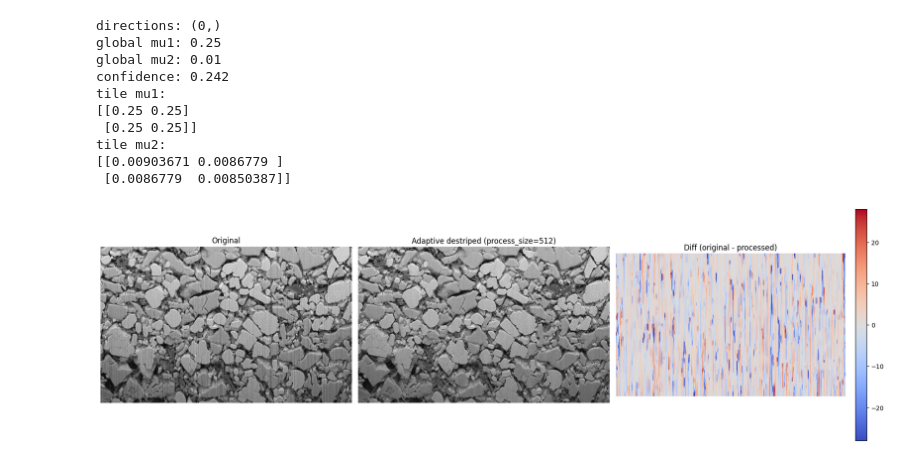
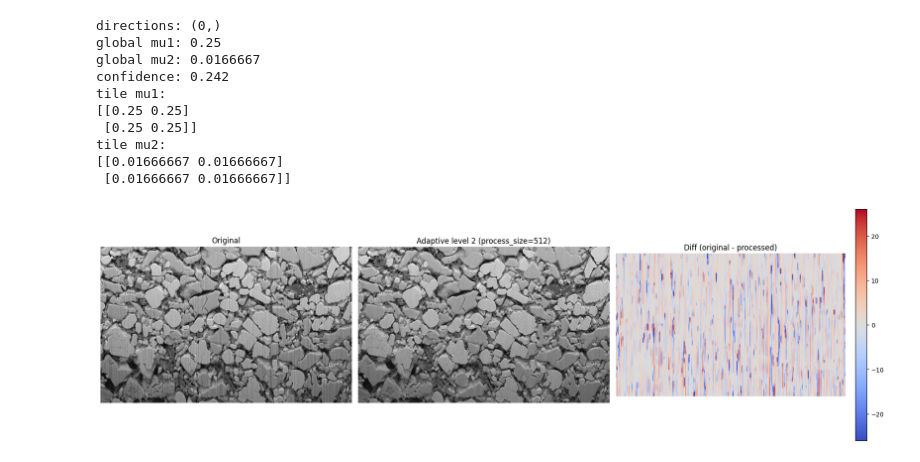
Before and after one commit to phykn/destripe, a Jupyter notebook: notebooks/test.ipynb, the cells around one changed output. Cells and saved outputs as stored; diff of their text form; code cells hidden in the pictures.

Commit message:
Add adaptive levels with data-driven mu2

```diff
--- a/notebooks/test.ipynb
+++ b/notebooks/test.ipynb
@@ -16,13 +16,14 @@ from destripe.adaptive import estimate_adaptive_params, estimate_tile_mus
 from destripe.preprocess import prepare_solver_gray, rgb_to_luma
 
 PROCESS_SIZE = 512
+ADAPTIVE_LEVEL = 2
 TILES = 2
 VERBOSE = False
 
 img = np.array(Image.open(ROOT / "asset" / "sample.jpeg"))
 out = destripe(
     img,
-    adaptive=True,
+    adaptive=ADAPTIVE_LEVEL,
     process_size=PROCESS_SIZE,
     iterations=1000,
     tiles=TILES,
@@ -40,10 +41,11 @@ else:
     gray = normalized[..., 0]
 
 solver_gray = prepare_solver_gray(gray=gray, process_size=PROCESS_SIZE)
-params = estimate_adaptive_params(solver_gray)
+params = estimate_adaptive_params(solver_gray, level=ADAPTIVE_LEVEL)
 tile_mus = estimate_tile_mus(
     gray=solver_gray,
     tiles=TILES,
+    level=ADAPTIVE_LEVEL,
     directions=params.directions,
 )
 
@@ -61,45 +63,45 @@ if tile_mus:
 # %% [output]
 directions: (0,)
 global mu1: 0.25
-global mu2: 0.01
+global mu2: 0.0166667
 confidence: 0.242
 tile mu1:
 [[0.25 0.25]
  [0.25 0.25]]
 tile mu2:
-[[0.00903671 0.0086779 ]
- [0.0086779  0.00850387]]
+[[0.01666667 0.01666667]
+ [0.01666667 0.01666667]]
 # %%
 def make_luma(image):
     array = np.asarray(image, dtype=np.float64)
     if array.ndim == 3 and array.shape[2] == 3:
         return rgb_to_luma(array)
     if array.ndim == 3:
         return array[..., 0]
     return array
 
 
 diff = make_luma(img) - make_luma(out)
 diff_limit = np.percentile(np.abs(diff), 99)
 if diff_limit == 0:
     diff_limit = 1
 
 fig, axes = plt.subplots(1, 3, figsize=(18, 6))
 axes[0].imshow(img, cmap="gray" if img.ndim == 2 else None)
 axes[0].set_title("Original")
 axes[0].axis("off")
 axes[1].imshow(out, cmap="gray" if out.ndim == 2 else None)
-axes[1].set_title(f"Adaptive destriped (process_size={PROCESS_SIZE})")
+axes[1].set_title(f"Adaptive level {ADAPTIVE_LEVEL} (process_size={PROCESS_SIZE})")
 axes[1].axis("off")
 diff_plot = axes[2].imshow(
     diff,
     cmap="coolwarm",
     vmin=-diff_limit,
     vmax=diff_limit,
 )
 axes[2].set_title("Diff (original - processed)")
 axes[2].axis("off")
 fig.colorbar(diff_plot, ax=axes[2], fraction=0.046, pad=0.04)
 plt.tight_layout()
 # %% [output]
-[figure, old version]
+[figure, new version]
```
Also changed, not shown: 8 other files.
